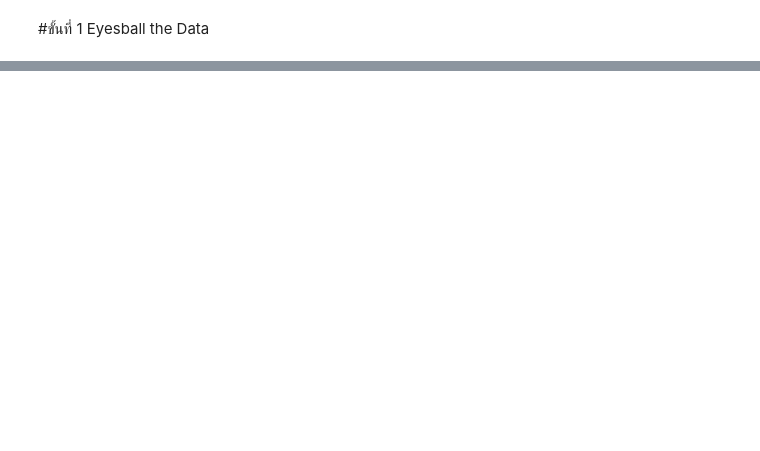
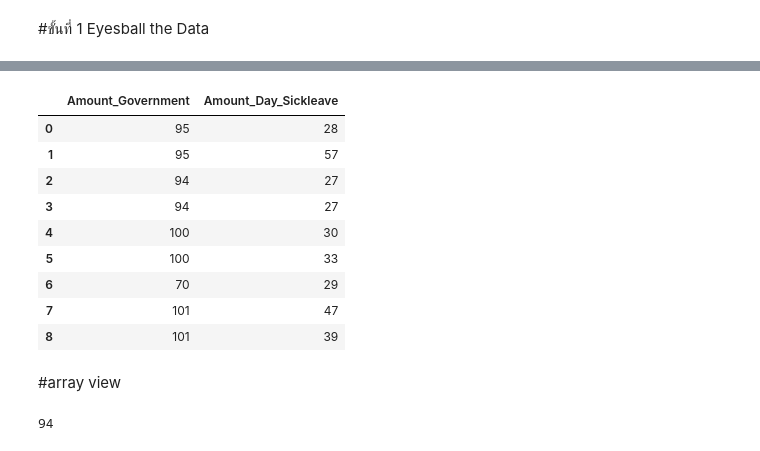
Before and after one commit to ThunchanokChai/DPDM2023, a Jupyter notebook: Data102.ipynb, the cells around one changed output, grey strips where cells are left out. Saved outputs shown, nothing was run; the diff lists cells and outputs as text; code cells hidden in the pictures; blank space fills up the shorter version.

```diff
--- a/Data102.ipynb
+++ b/Data102.ipynb
@@ -93,0 +110,21 @@ table_from_drive.tail() #ดูแถวล่างสุด 7 แถวแร
+# %%
+new_table=table_from_drive[['Amount_Government','Amount_Day_Sickleave']] #save new table that you want
+# %%
+new_table
+# %% [output]
+|  | Amount_Government | Amount_Day_Sickleave |
+| 0 | 95 | 28 |
+| 1 | 95 | 57 |
+| 2 | 94 | 27 |
+| 3 | 94 | 27 |
+| 4 | 100 | 30 |
+| 5 | 100 | 33 |
+| 6 | 70 | 29 |
+| 7 | 101 | 47 |
+| 8 | 101 | 39 |
+# %% [markdown]
+#array view
+# %%
+table_from_drive.iloc[2,2]  #indexing with iloc first 2 is row ,second 2 is column
+# %% [output]
+94
```
Also changed, not shown: parts of 31 cells of this notebook.
